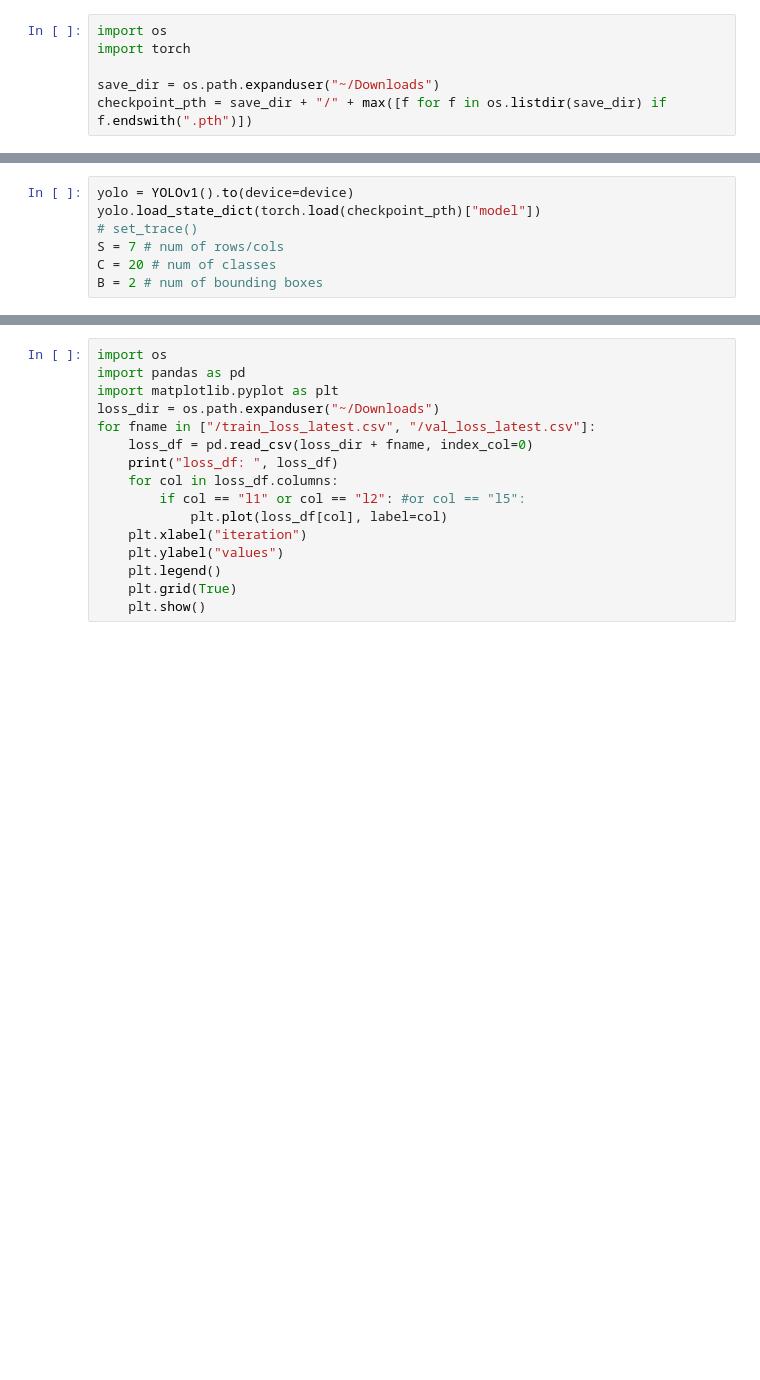
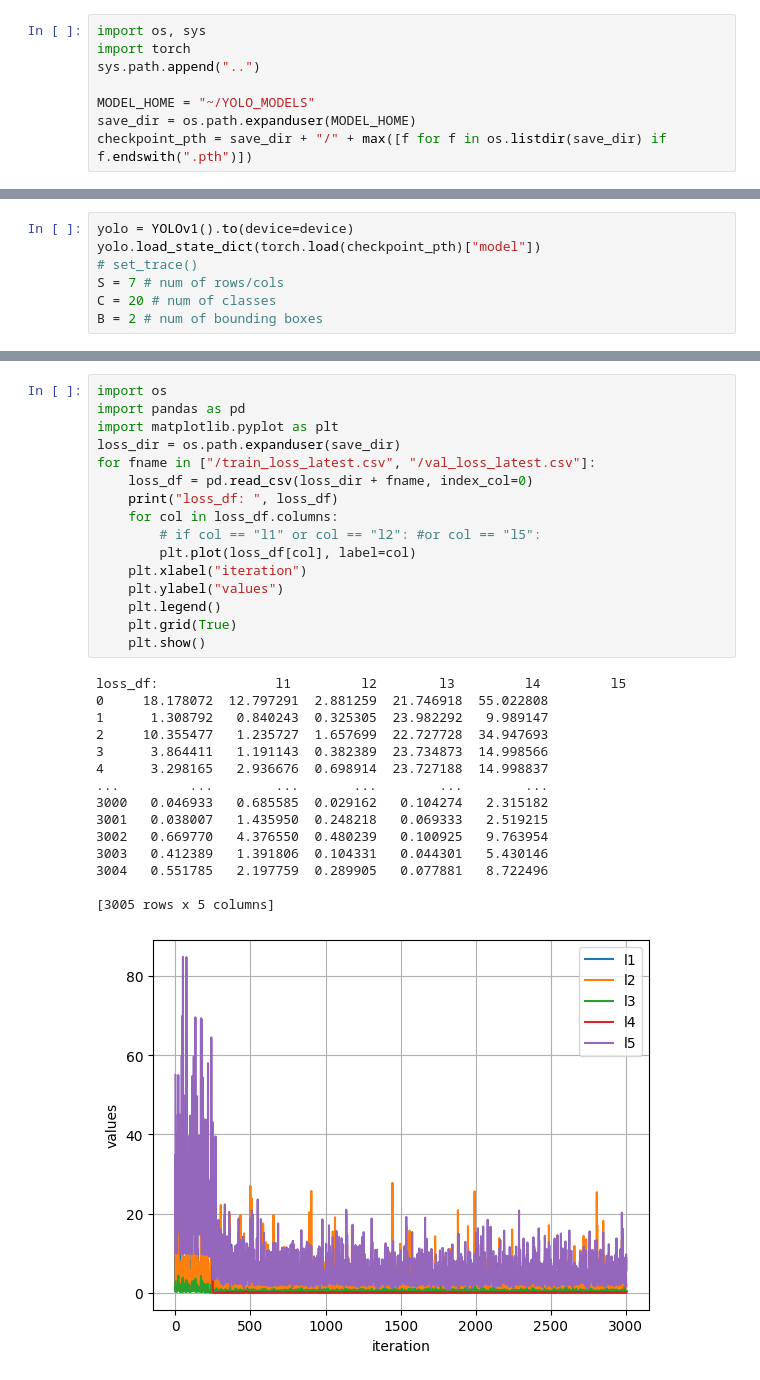
Before and after one commit to ShiboXing/SOTA, a Jupyter notebook: yolo/test_yolo.ipynb, the cells around one changed output, grey strips where cells are left out. Cells and saved outputs as stored; diff of their text form; blank space fills up the shorter version.

```diff
--- a/yolo/test_yolo.ipynb
+++ b/yolo/test_yolo.ipynb
@@ -1,8 +1,10 @@
 # %%
-import os
+import os, sys
 import torch
+sys.path.append("..")
 
-save_dir = os.path.expanduser("~/Downloads")
+MODEL_HOME = "~/YOLO_MODELS"
+save_dir = os.path.expanduser(MODEL_HOME)
 checkpoint_pth = save_dir + "/" + max([f for f in os.listdir(save_dir) if f.endswith(".pth")])
 # %%
 from models import YOLOv1
@@ -107,16 +114,32 @@ with torch.no_grad():
 # %%
 import os
 import pandas as pd
 import matplotlib.pyplot as plt
-loss_dir = os.path.expanduser("~/Downloads")
+loss_dir = os.path.expanduser(save_dir)
 for fname in ["/train_loss_latest.csv", "/val_loss_latest.csv"]:
     loss_df = pd.read_csv(loss_dir + fname, index_col=0)
     print("loss_df: ", loss_df)
     for col in loss_df.columns:
-        if col == "l1" or col == "l2": #or col == "l5":
-            plt.plot(loss_df[col], label=col)
+        # if col == "l1" or col == "l2": #or col == "l5":
+        plt.plot(loss_df[col], label=col)
     plt.xlabel("iteration")
     plt.ylabel("values")
     plt.legend()
     plt.grid(True)
     plt.show()
+# %% [output]
+loss_df:               l1         l2        l3         l4         l5
+0     18.178072  12.797291  2.881259  21.746918  55.022808
+1      1.308792   0.840243  0.325305  23.982292   9.989147
+2     10.355477   1.235727  1.657699  22.727728  34.947693
+3      3.864411   1.191143  0.382389  23.734873  14.998566
+4      3.298165   2.936676  0.698914  23.727188  14.998837
+...         ...        ...       ...        ...        ...
+3000   0.046933   0.685585  0.029162   0.104274   2.315182
+3001   0.038007   1.435950  0.248218   0.069333   2.519215
+3002   0.669770   4.376550  0.480239   0.100925   9.763954
+3003   0.412389   1.391806  0.104331   0.044301   5.430146
+3004   0.551785   2.197759  0.289905   0.077881   8.722496
+
+[3005 rows x 5 columns]
+[figure, added]
```
Also changed, not shown: parts of 4 cells of this notebook, 8 other files.
